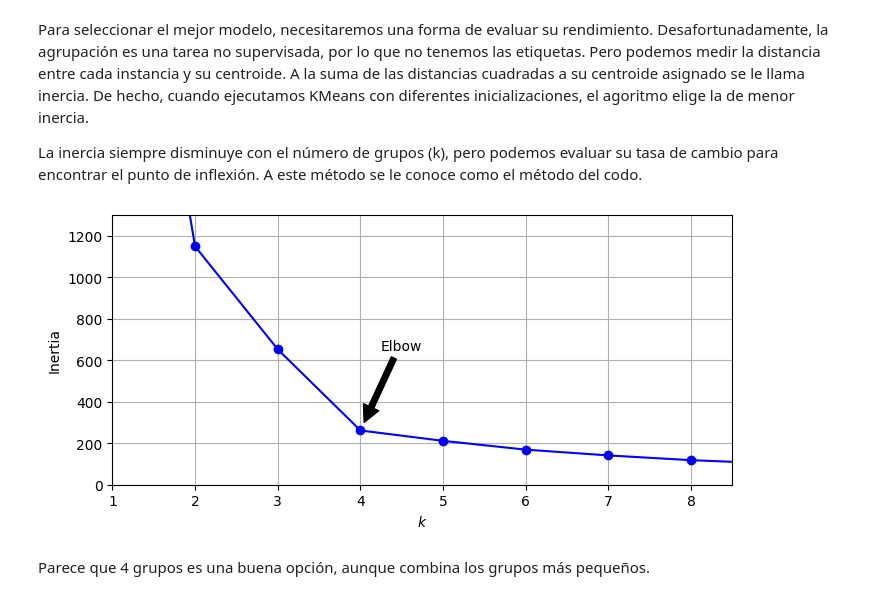
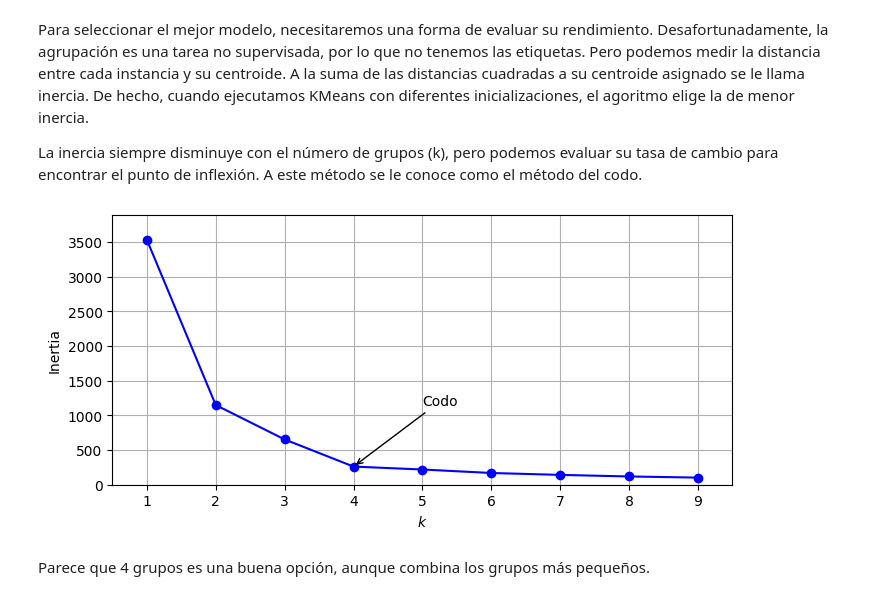
Before and after one commit to LDataLab/intro-ds-eco, a Jupyter notebook: notebooks/nb04_ml_nosupervisado.ipynb, the cells around one changed output. Cells and saved outputs as stored; diff of their text form; code cells hidden in the pictures.

```diff
--- a/notebooks/nb04_ml_nosupervisado.ipynb
+++ b/notebooks/nb04_ml_nosupervisado.ipynb
@@ -120,21 +112,21 @@ Para seleccionar el mejor modelo, necesitaremos una forma de evaluar su rendimie
 
 La inercia siempre disminuye con el número de grupos (k), pero podemos evaluar su tasa de cambio para encontrar el punto de inflexión. A este método se le conoce como el método del codo.
 # %%
-kmeans_per_k = [KMeans(n_clusters=k, n_init=10, init='k-means++').fit(X)
+kmeans_per_k = [KMeans(n_clusters=k, n_init=10, init='k-means++', random_state=42).fit(X)
                 for k in range(1, 10)]
 inertias = [model.inertia_ for model in kmeans_per_k]
 
 plt.figure(figsize=(8, 3.5))
 plt.plot(range(1, 10), inertias, "bo-")
 plt.xlabel("$k$")
 plt.ylabel("Inertia")
-plt.annotate("", xy=(4, inertias[3]), xytext=(4.45, 650),
-             arrowprops=dict(facecolor='black', shrink=0.1))
-plt.text(4.5, 650, "Elbow", horizontalalignment="center")
-plt.axis([1, 8.5, 0, 1300])
+plt.annotate("Codo", xy=(4, inertias[3]), xytext=(5, inertias[3] + 0.25 * max(inertias)),
+             arrowprops=dict(arrowstyle="->"))
+plt.xlim(0.5, 9.5)
+plt.ylim(0, 1.1 * max(inertias))
 plt.grid();
 # %% [output]
-[figure, old version]
+[figure, new version]
 # %% [markdown]
 Parece que 4 grupos es una buena opción, aunque combina los grupos más pequeños.
 # %%
```
Also changed, not shown: parts of 20 cells of this notebook, 3 other files.
